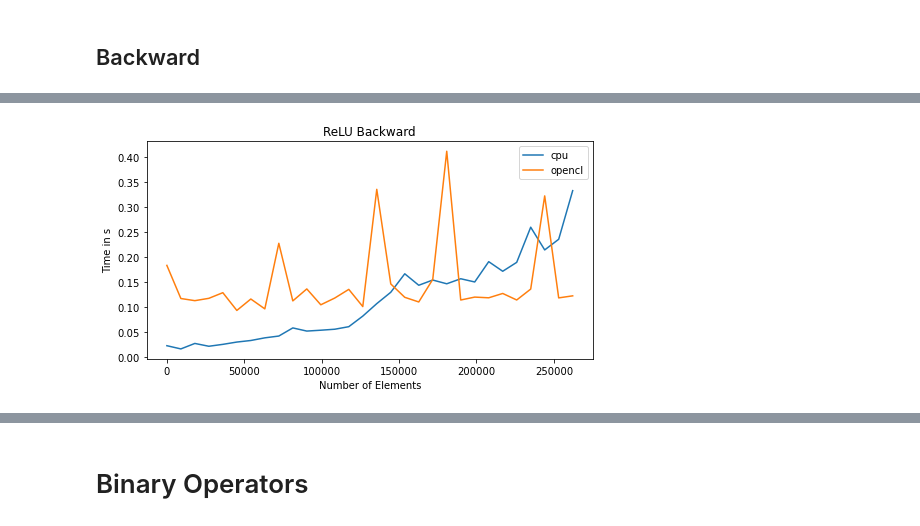
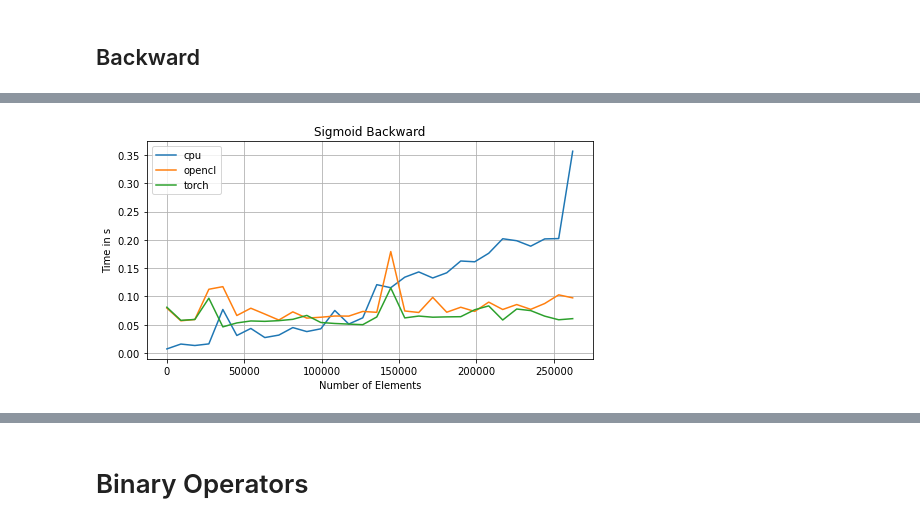
Before and after one commit to ndoll1998/lightgrad, a Jupyter notebook: notebooks/Speed.ipynb, the cells around one changed output, grey strips where cells are left out. Saved outputs shown, nothing was run; the diff lists cells and outputs as text; code cells hidden in the pictures.

```diff
--- a/notebooks/Speed.ipynb
+++ b/notebooks/Speed.ipynb
@@ -37,2 +160,7 @@ def plot_time_series(title_, sizes, **named_series):
+# %%
+# helpers to handle differences between pytorch and lightgrad
+# TODO: backward is pretty unfair because pytorch does an additional summation
+backward = lambda t: t.sum().backward(retain_graph=True) if isinstance(t, torch.Tensor) else t.backward(True)
+detach = lambda t: t.detach().requires_grad_(True) if isinstance(t, torch.Tensor) else t.detach()
 # %% [markdown]
 # Unary Operators
@@ -99,16 +184,5 @@ plot_time_series("Sigmoid Backward", sizes, cpu=cpu_times, opencl=opencl_times)
-# %%
-cpu_times, opencl_times = [], []
-# pre-compile
-a_opencl.relu().backward(True)
-# timing loop
-for s in tqdm(sizes):
-    # get sub-tensors
-    a_cpu_sub = a_cpu[:s].detach().relu()
-    a_opencl_sub = a_opencl[:s].detach().relu()
-    # timeit
-    cpu_times.append(timeit("a_cpu_sub.backward(True)", globals=globals(), number=100))
-    opencl_times.append(timeit("a_opencl_sub.backward(True)", globals=globals(), number=100))
-# plot
-plot_time_series("ReLU Backward", sizes, cpu=cpu_times, opencl=opencl_times)
-# %% [output]
-[figure, removed]
+# %%
+Sigmoid_back = type("Sigmoid Backward", (Benchmark,), {'fn': backward, 'prep_fn': lambda t: detach(t).sigmoid()})
+Sigmoid_back(sizes).execute_and_plot(disable_gradients=False)
+# %% [output]
+[figure, added]
```
Also changed, not shown: parts of 35 cells of this notebook.
